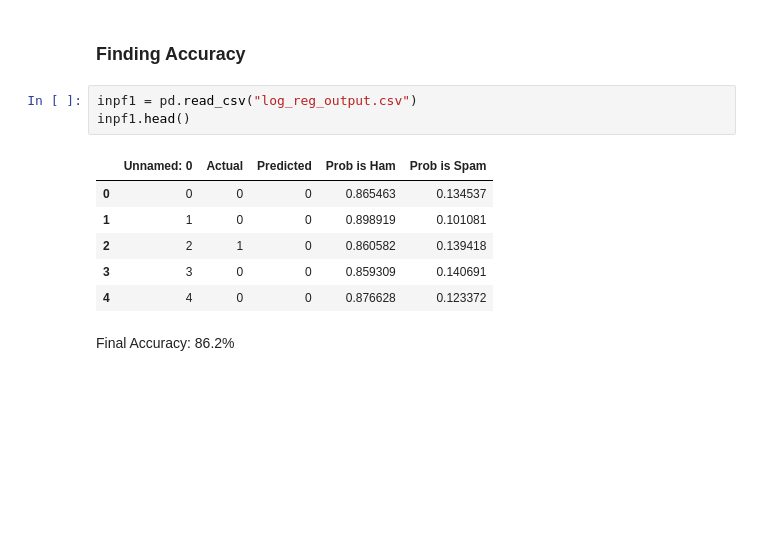
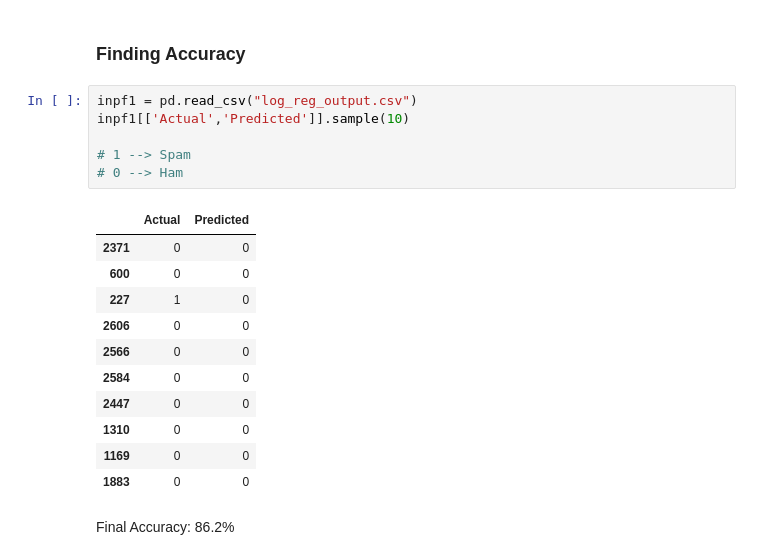
Before and after one commit to grcnguyen/csci183-proj, a Jupyter notebook: Presentation.ipynb, the cells around one changed output. Drawn from its saved outputs; the diff is of its cells as text; blank space fills up the shorter version.

```diff
--- a/Presentation.ipynb
+++ b/Presentation.ipynb
@@ -239,14 +235,22 @@ plt.show()
 ### Finding Accuracy
 # %%
 inpf1 = pd.read_csv("log_reg_output.csv")
-inpf1.head()
+inpf1[['Actual','Predicted']].sample(10)
+
+# 1 --> Spam
+# 0 --> Ham
 # %% [output]
-|  | Unnamed: 0 | Actual | Predicted | Prob is Ham | Prob is Spam |
-| 0 | 0 | 0 | 0 | 0.865463 | 0.134537 |
-| 1 | 1 | 0 | 0 | 0.898919 | 0.101081 |
-| 2 | 2 | 1 | 0 | 0.860582 | 0.139418 |
-| 3 | 3 | 0 | 0 | 0.859309 | 0.140691 |
-| 4 | 4 | 0 | 0 | 0.876628 | 0.123372 |
+|  | Actual | Predicted |
+| 2371 | 0 | 0 |
+| 600 | 0 | 0 |
+| 227 | 1 | 0 |
+| 2606 | 0 | 0 |
+| 2566 | 0 | 0 |
+| 2584 | 0 | 0 |
+| 2447 | 0 | 0 |
+| 1310 | 0 | 0 |
+| 1169 | 0 | 0 |
+| 1883 | 0 | 0 |
 # %% [markdown]
 Final Accuracy: 86.2%
 # %%
```
Also changed, not shown: parts of 16 cells of this notebook.
